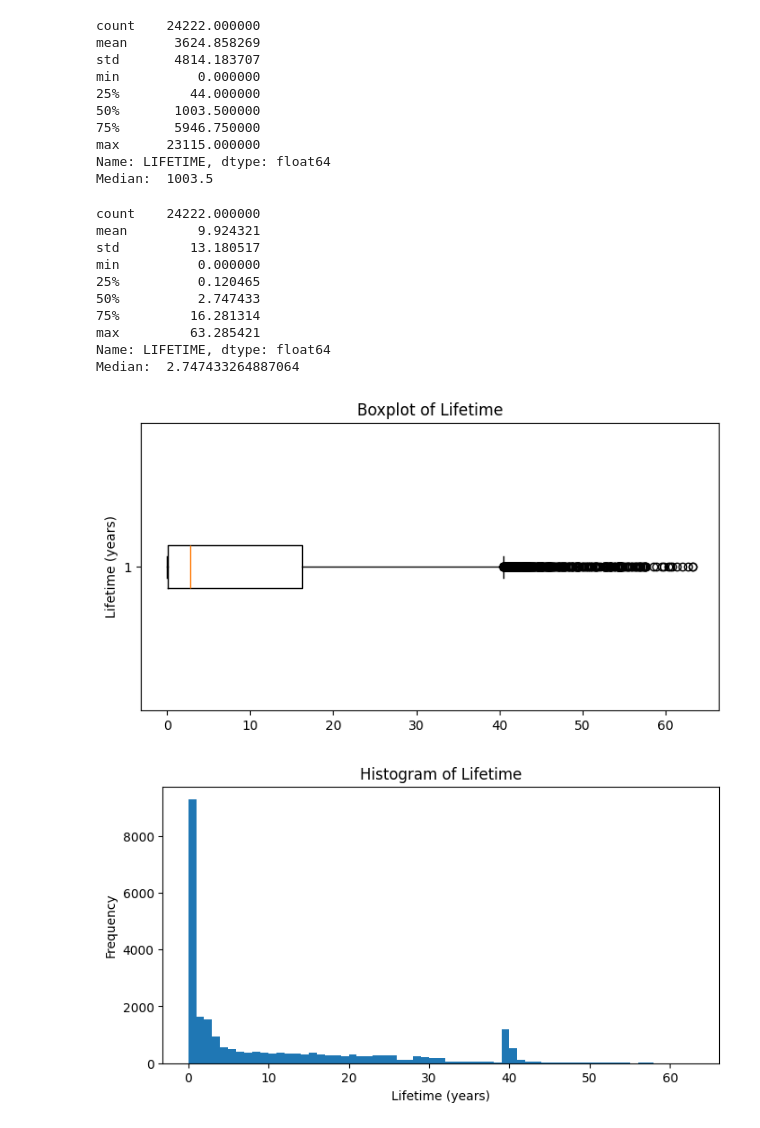
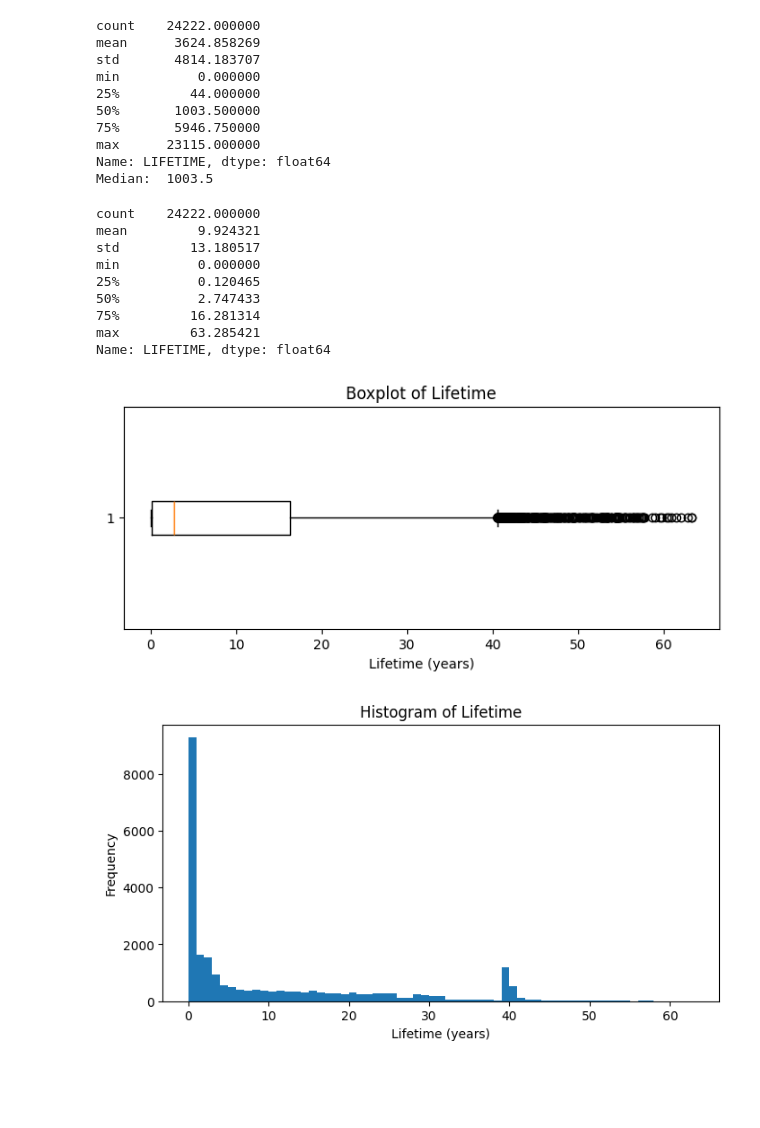
Before and after one commit to brianna404/DS_SpaceDebris, a Jupyter notebook: Code/DS_DataPreparation4_Classes.ipynb, the cells around one changed output. Saved outputs shown, nothing was run; the diff lists cells and outputs as text; code cells hidden in the pictures; blank space fills up the shorter version.

```diff
--- a/Code/DS_DataPreparation4_Classes.ipynb
+++ b/Code/DS_DataPreparation4_Classes.ipynb
@@ -51,7 +51,6 @@ Median:  1003.5
 # summary statistics of lifetime in years
 lifetime_years = debris_df['LIFETIME'] / 365.25 # account for leap years
 print(lifetime_years.describe())
-print("Median: ", lifetime_years.median())
 # %% [output]
 count    24222.000000
 mean         9.924321
@@ -62,17 +61,16 @@ min          0.000000
 75%         16.281314
 max         63.285421
 Name: LIFETIME, dtype: float64
-Median:  2.747433264887064
 # %%
 # create a boxplot of the lifetime in years
 import matplotlib.pyplot as plt
-plt.figure(figsize=(8, 4))
+plt.figure(figsize=(8, 3))
 plt.boxplot(debris_df['LIFETIME']/ 365.25, vert=False)
-plt.ylabel('Lifetime (years)')
+plt.xlabel('Lifetime (years)')
 plt.title('Boxplot of Lifetime')
 plt.show()
 # %% [output]
-[figure, old version]
+[figure, new version]
 # %%
 # create histogram of lifetime in years
 import numpy as np
```
Also changed, not shown: 1 other file.
